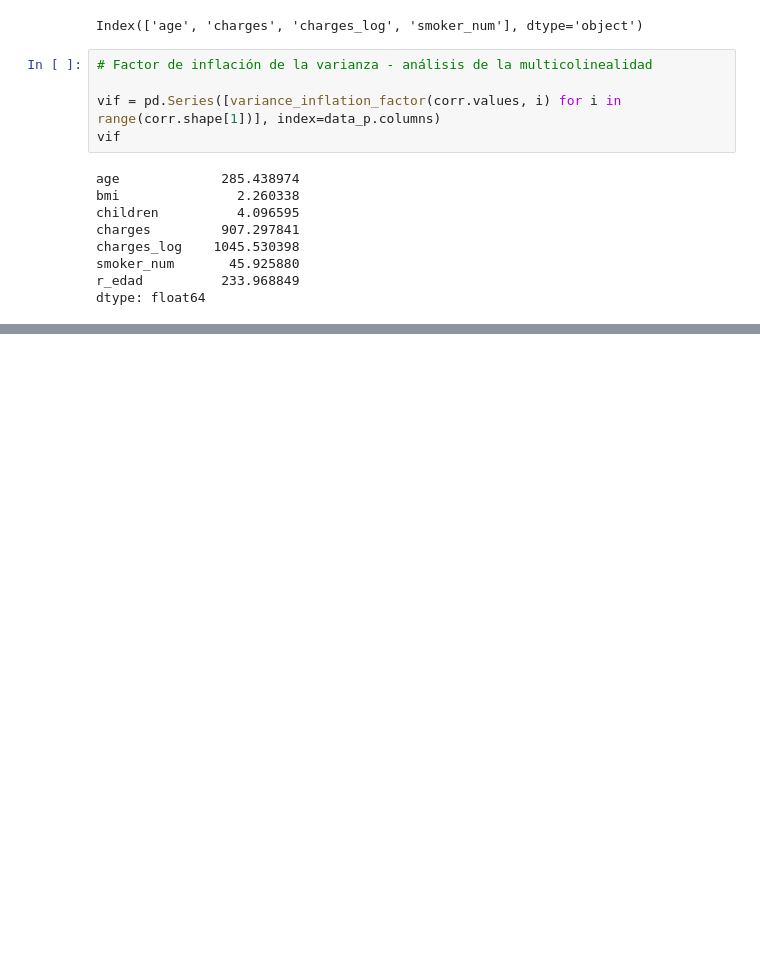
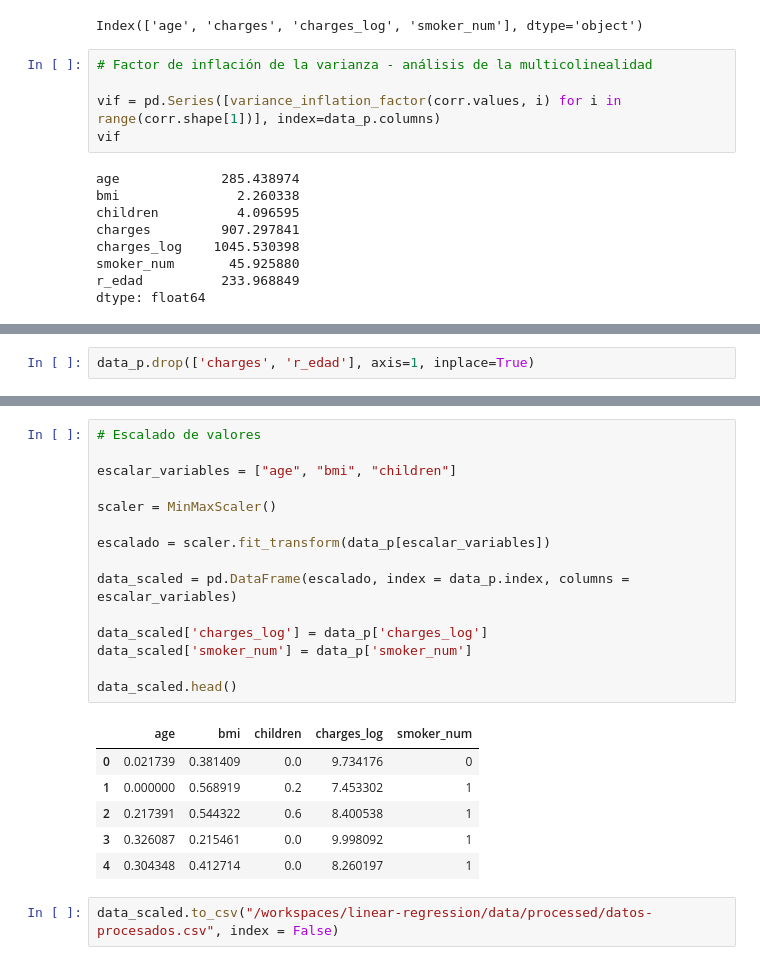
Before and after one commit to RmVa23/linear-regression, a Jupyter notebook: src/explore.ipynb, the cells around one changed output, grey strips where cells are left out. Drawn from its saved outputs; the diff is of its cells as text; blank space fills up the shorter version.

Commit message:
datos procesados

```diff
--- a/src/explore.ipynb
+++ b/src/explore.ipynb
@@ -546,0 +546,2 @@ escalar_variables = ["age", "bmi", "children", "smoker_num", "charges"]
+# %%
+data_p.drop(['charges', 'r_edad'], axis=1, inplace=True)
@@ -546,0 +586,24 @@ escalar_variables = ["age", "bmi", "children", "smoker_num", "charges"]
+# %%
+# Escalado de valores
+
+escalar_variables = ["age", "bmi", "children"]
+
+scaler = MinMaxScaler()
+
+escalado = scaler.fit_transform(data_p[escalar_variables])
+
+data_scaled = pd.DataFrame(escalado, index = data_p.index, columns = escalar_variables)
+
+data_scaled['charges_log'] = data_p['charges_log']
+data_scaled['smoker_num'] = data_p['smoker_num']
+
+data_scaled.head()
+# %% [output]
+|  | age | bmi | children | charges_log | smoker_num |
+| 0 | 0.021739 | 0.381409 | 0.0 | 9.734176 | 0 |
+| 1 | 0.000000 | 0.568919 | 0.2 | 7.453302 | 1 |
+| 2 | 0.217391 | 0.544322 | 0.6 | 8.400538 | 1 |
+| 3 | 0.326087 | 0.215461 | 0.0 | 9.998092 | 1 |
+| 4 | 0.304348 | 0.412714 | 0.0 | 8.260197 | 1 |
+# %%
+data_scaled.to_csv("/workspaces/linear-regression/data/processed/datos-procesados.csv", index = False)
```
Also changed, not shown: parts of 5 cells of this notebook, 1 other file.
